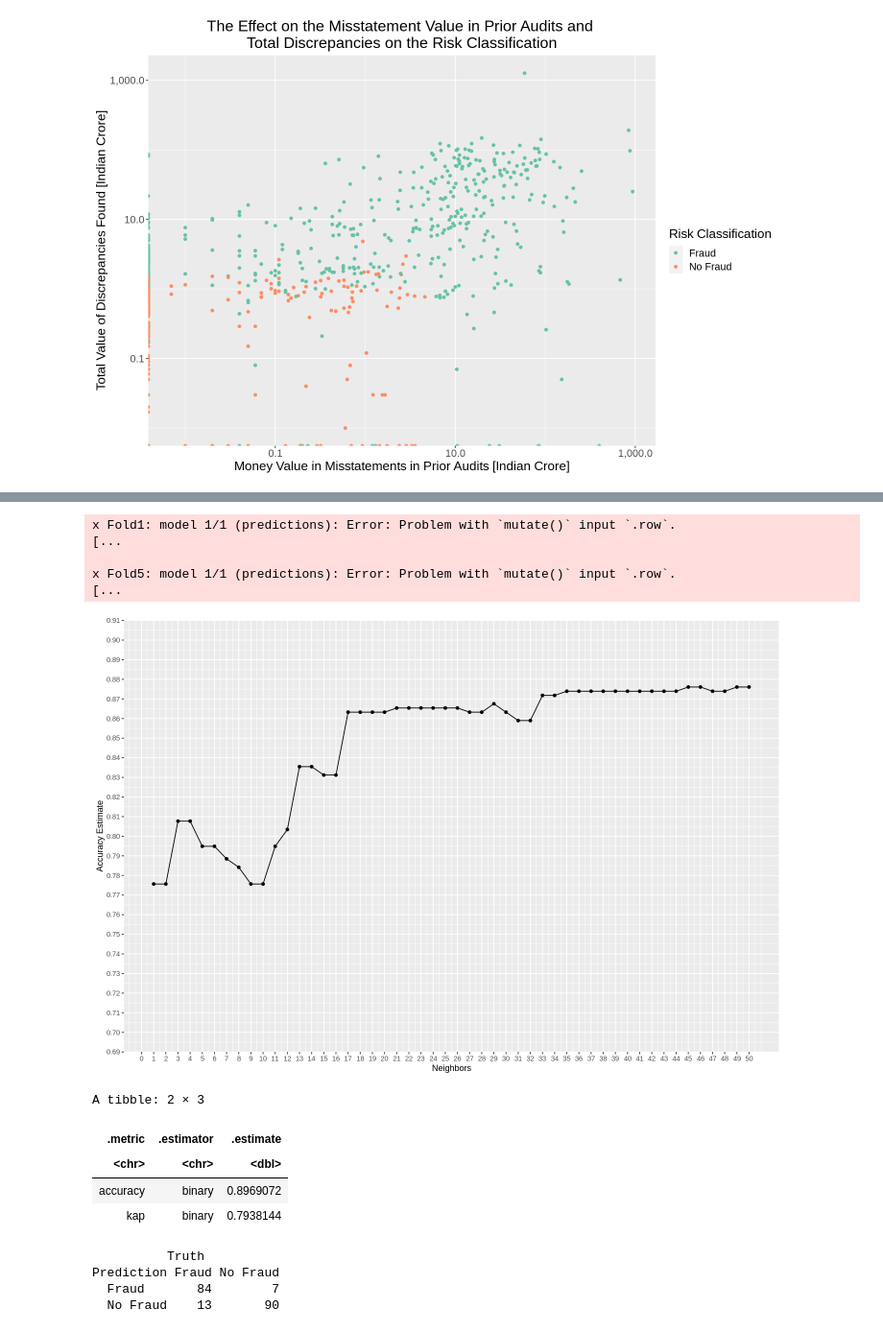
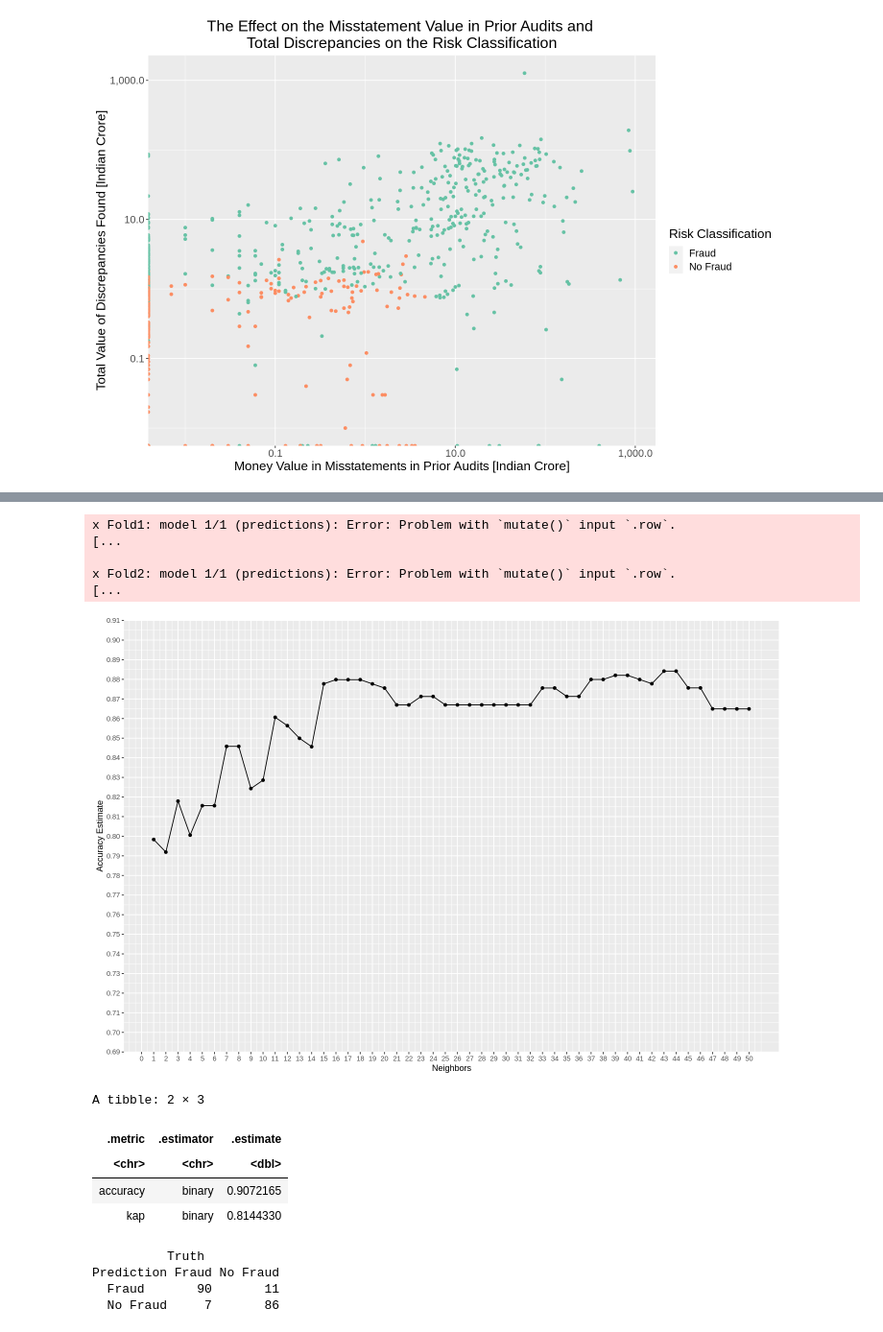
Before and after one commit to fulleraltamiranoe/audit_data, a Jupyter notebook: Upsampling.ipynb, the cells around one changed output, grey strips where cells are left out. Shown: that part at 96% size. Cells and saved outputs as stored; diff of their text form; code cells hidden in the pictures.

```diff
--- a/Upsampling.ipynb
+++ b/Upsampling.ipynb
@@ -181,18 +127,24 @@ A tibble: 2 × 3
 # %%
-# Training, oversampling the 'No Fraud' because of the unbalance
+# Splitting data into training and testing sets, 80% training data to ensure as much accuracy in
+# our model as possible.
+audit_split <- initial_split(upsampled_audit, prop = 0.8, strata = Risk)
+audit_train <- training(audit_split)
+audit_test <- testing(audit_split)
+
+# Training with our predictors
 audit_recipe <- recipe(Risk ~ TOTAL + Money_Value, data = audit_train) %>%
     step_scale(all_predictors())%>%
     step_center(all_predictors())
 
-# tuning, how many K?
+# tuning, determine how many neighbours to use
 knn_tune <- nearest_neighbor(weight_func = 'rectangular', neighbors = tune()) %>%
     set_engine('kknn') %>%
     set_mode('classification')
 
 audit_vfold <- vfold_cv(audit_train, v = 5, strata = Risk)
 
-# Multiple maximum values of K were tested, after 50, the running the code takes too long and there's no significant increase in
-# accuracy
+# Multiple maximum values of K were tested, after 50 running the code takes too long and
+# there's no significant increase in accuracy
 k_vals <- tibble(neighbors = seq(from = 1, to = 50, by = 1))
 
 knn_results <- workflow() %>%
@@ -204,6 +156,7 @@ knn_results <- workflow() %>%
 accuracies <- knn_results %>%
     filter(.metric == 'accuracy')
 
+# Visualizing the accuracy of each value of K to choose the best possibe one
 accuracy_versus_k <- ggplot(accuracies, aes(x = neighbors, y = mean)) +
     geom_point() +
     geom_line() +
@@ -216,39 +169,40 @@ accuracy_versus_k
 x Fold1: model 1/1 (predictions): Error: Problem with `mutate()` input `.row`.
 [...
 
-x Fold5: model 1/1 (predictions): Error: Problem with `mutate()` input `.row`.
+x Fold2: model 1/1 (predictions): Error: Problem with `mutate()` input `.row`.
 [...
-[figure, old version]
+[figure, new version]
 # %%
-## K = 45 seems to be the most accurate
-audit_knn_spec <- nearest_neighbor(weight_func = 'rectangular', neighbors = 45) %>%
+# K = 43 seems to be the most accurate, re-train with this value of K
+audit_knn_spec <- nearest_neighbor(weight_func = 'rectangular', neighbors = 43) %>%
     set_engine('kknn') %>%
     set_mode('classification')
 
+# Fitting our data
 audit_fit <- workflow() %>%
     add_recipe(audit_recipe) %>%
     add_model(audit_knn_spec) %>%
     fit(data = audit_train)
 
+# Testing the accuracy of our model with our testing data
 audit_test_predictions <- predict(audit_fit, audit_test) %>%
     bind_cols(audit_test)
 
 predictions_accuracy <- audit_test_predictions %>%
     metrics(truth = Risk, estimate = .pred_class)
-
 predictions_accuracy
 
+# Creating a confusion matrix
 audit_mat <- audit_test_predictions %>%
     conf_mat(truth = Risk, estimate = .pred_class)
-
 audit_mat
 # %% [output]
 A tibble: 2 × 3
 | .metric | .estimator | .estimate |
 | <chr> | <chr> | <dbl> |
-| accuracy | binary | 0.8969072 |
-| kap | binary | 0.7938144 |
+| accuracy | binary | 0.9072165 |
+| kap | binary | 0.8144330 |
           Truth
 Prediction Fraud No Fraud
-  Fraud       84        7
-  No Fraud    13       90
+  Fraud       90       11
+  No Fraud     7       86
```
Also changed, not shown: parts of 6 cells of this notebook.
